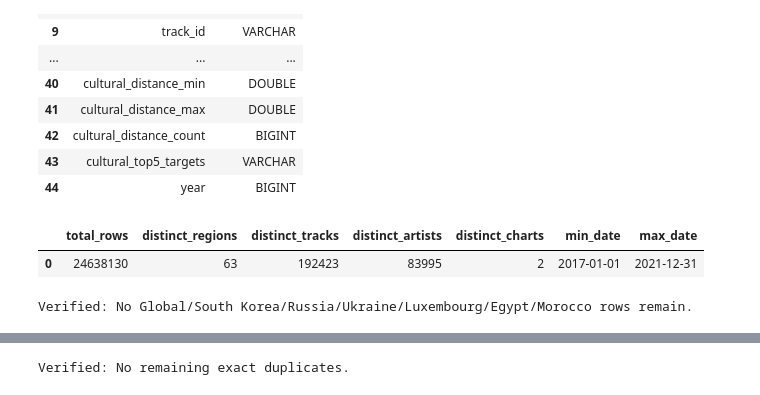
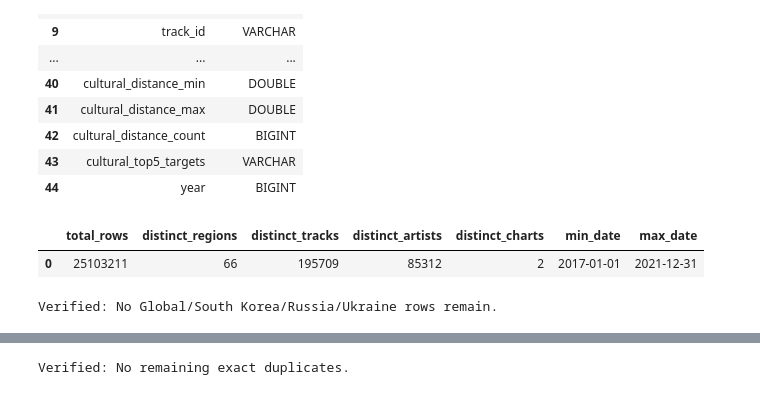
Before and after one commit to mchlkan/ML_Group_AB, a Jupyter notebook: notebooks/03_data_cleaning.ipynb, the cells around one changed output, grey strips where cells are left out. Drawn from its saved outputs; the diff is of its cells as text; code cells hidden in the pictures.

```diff
--- a/notebooks/03_data_cleaning.ipynb
+++ b/notebooks/03_data_cleaning.ipynb
@@ -352,36 +446,33 @@ Total columns: 45
 | 44 | year | BIGINT |
 # %%
 # Row counts, distinct regions/tracks/artists/charts, date range
-post_stats = con.execute("""
+con.execute("""
     SELECT
         COUNT(*) AS total_rows,
         COUNT(DISTINCT region) AS distinct_regions,
         COUNT(DISTINCT track_id) AS distinct_tracks,
         COUNT(DISTINCT artist) AS distinct_artists,
         COUNT(DISTINCT chart) AS distinct_charts,
         MIN(date) AS min_date,
         MAX(date) AS max_date
     FROM spotify_v2
 """).fetchdf()
-
-assert int(post_stats["distinct_regions"].iloc[0]) == 63, "Expected 63 distinct regions after exclusions."
-post_stats
 # %% [output]
 |  | total_rows | distinct_regions | distinct_tracks | distinct_artists | distinct_charts | min_date | max_date |
-| 0 | 24638130 | 63 | 192423 | 83995 | 2 | 2017-01-01 | 2021-12-31 |
+| 0 | 25103211 | 66 | 195709 | 85312 | 2 | 2017-01-01 | 2021-12-31 |
 # %%
 # Verify no banned regions remain
 banned = con.execute("""
     SELECT region, COUNT(*) AS cnt
     FROM spotify_v2
-    WHERE region IN ('Global', 'South Korea', 'Russia', 'Ukraine', 'Luxembourg', 'Egypt', 'Morocco')
+    WHERE region IN ('Global', 'South Korea', 'Russia', 'Ukraine')
     GROUP BY region
 """).fetchdf()
 
 assert len(banned) == 0, f"Banned regions still present: {banned}"
-print("Verified: No Global/South Korea/Russia/Ukraine/Luxembourg/Egypt/Morocco rows remain.")
+print("Verified: No Global/South Korea/Russia/Ukraine rows remain.")
 # %% [output]
-Verified: No Global/South Korea/Russia/Ukraine/Luxembourg/Egypt/Morocco rows remain.
+Verified: No Global/South Korea/Russia/Ukraine rows remain.
 # %%
 # Verify no NULL track_id, show null rates for key columns
 null_check = con.execute("""
```
Also changed, not shown: parts of 36 cells of this notebook, 30 other files.
